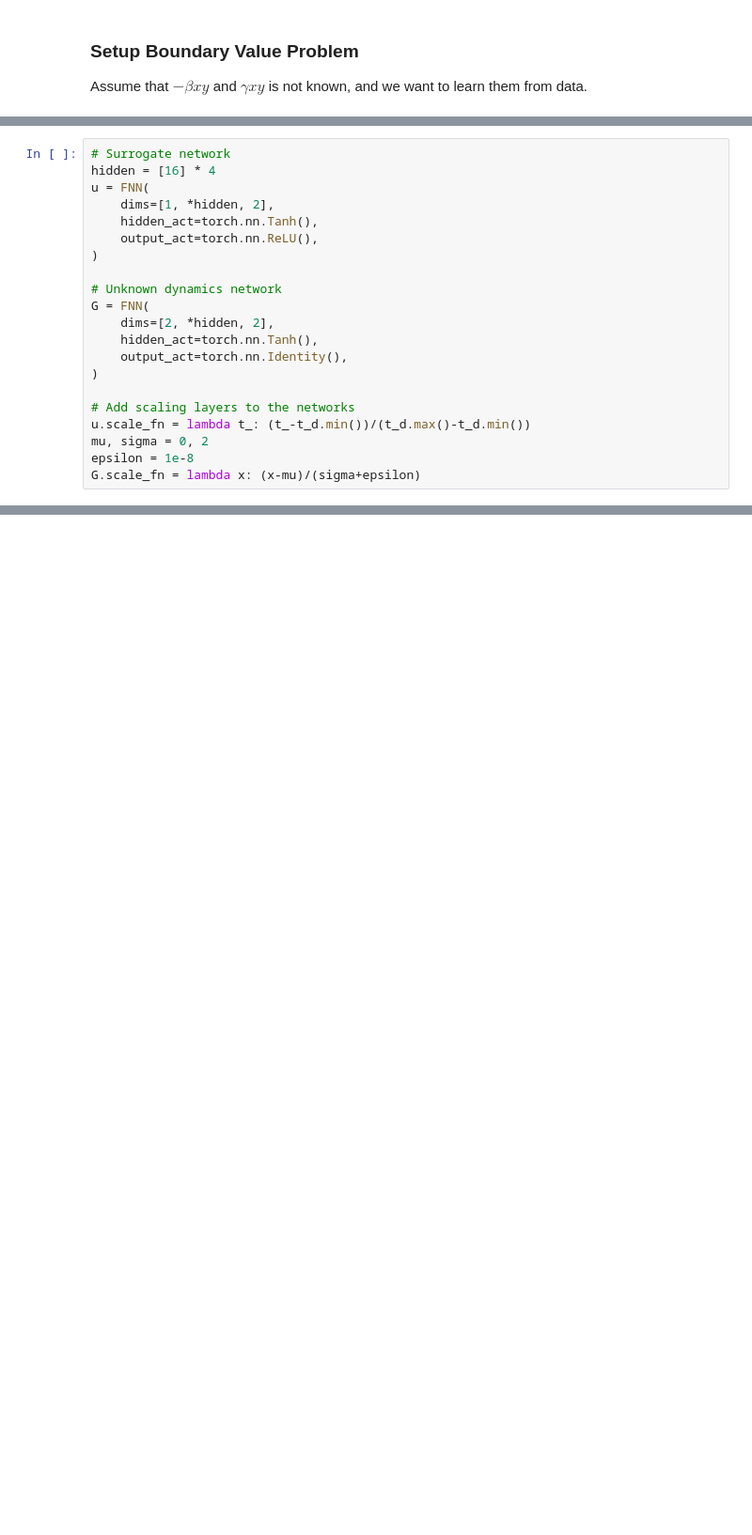
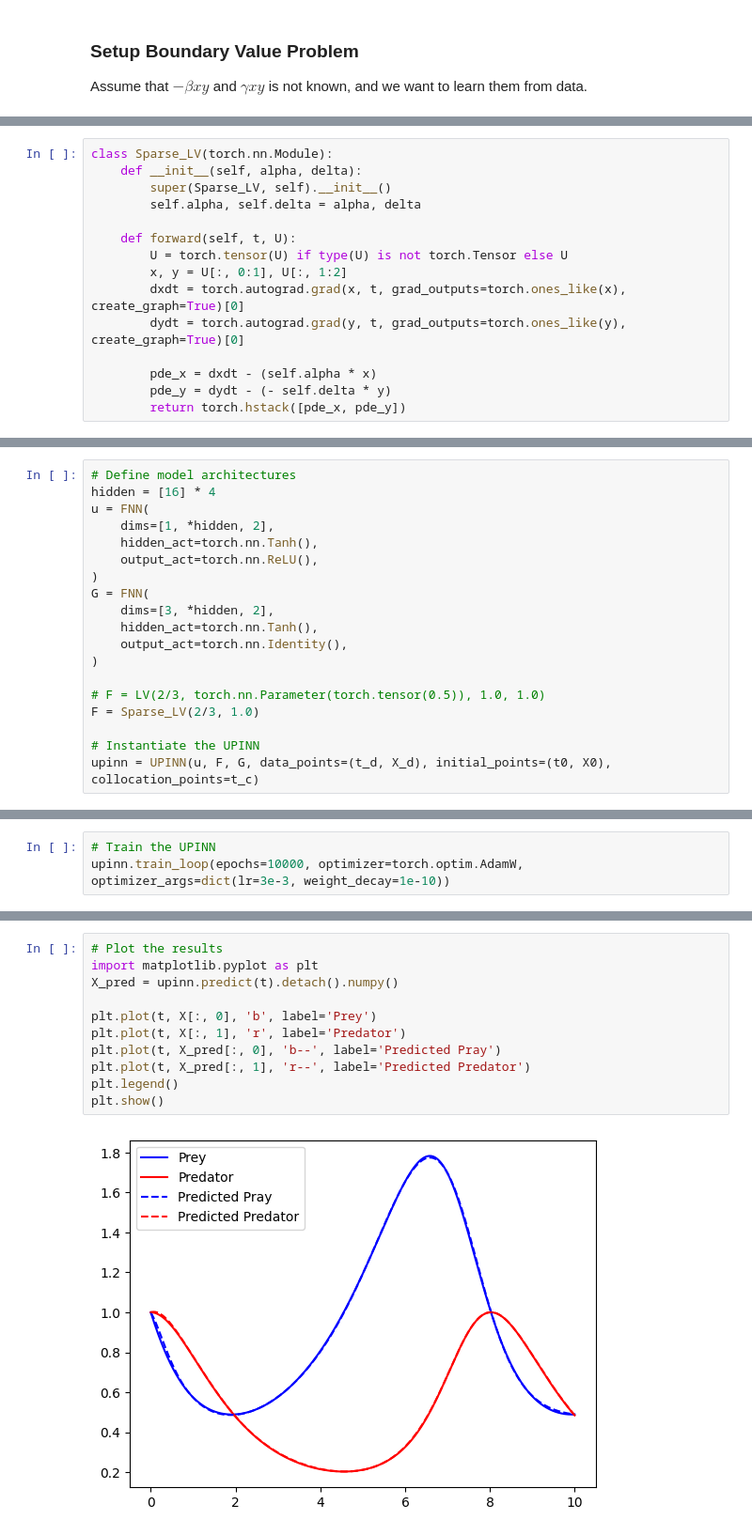
Before and after one commit to MEGAjosni/Master-Thesis, a Jupyter notebook: scripts/LV-SINDy.ipynb, the cells around one changed output, grey strips where cells are left out. Shown at 94% size. Saved outputs shown, nothing was run; the diff lists cells and outputs as text; blank space fills up the shorter version.

```diff
--- a/scripts/LV-SINDy.ipynb
+++ b/scripts/LV-SINDy.ipynb
@@ -81 +76,16 @@ t_c = np.linspace(0, 10, 10**3).reshape(-1, 1)
+# %%
+class Sparse_LV(torch.nn.Module):
+    def __init__(self, alpha, delta):
+        super(Sparse_LV, self).__init__()
+        self.alpha, self.delta = alpha, delta
+
+    def forward(self, t, U):
+        U = torch.tensor(U) if type(U) is not torch.Tensor else U
+        x, y = U[:, 0:1], U[:, 1:2]
+        dxdt = torch.autograd.grad(x, t, grad_outputs=torch.ones_like(x), create_graph=True)[0]
+        dydt = torch.autograd.grad(y, t, grad_outputs=torch.ones_like(y), create_graph=True)[0]
+
+        pde_x = dxdt - (self.alpha * x)
+        pde_y = dydt - (- self.delta * y)
+        return torch.hstack([pde_x, pde_y])
 # %% [markdown]
@@ -83,21 +93,19 @@ t_c = np.linspace(0, 10, 10**3).reshape(-1, 1)
 # %%
-# Surrogate network
+# Define model architectures
 hidden = [16] * 4
 u = FNN(
     dims=[1, *hidden, 2],
     hidden_act=torch.nn.Tanh(),
     output_act=torch.nn.ReLU(),
 )
-
-# Unknown dynamics network
 G = FNN(
-    dims=[2, *hidden, 2],
+    dims=[3, *hidden, 2],
     hidden_act=torch.nn.Tanh(),
     output_act=torch.nn.Identity(),
 )
 
-# Add scaling layers to the networks
-u.scale_fn = lambda t_: (t_-t_d.min())/(t_d.max()-t_d.min())
-mu, sigma = 0, 2
-epsilon = 1e-8
-G.scale_fn = lambda x: (x-mu)/(sigma+epsilon)
+# F = LV(2/3, torch.nn.Parameter(torch.tensor(0.5)), 1.0, 1.0)
+F = Sparse_LV(2/3, 1.0)
+
+# Instantiate the UPINN
+upinn = UPINN(u, F, G, data_points=(t_d, X_d), initial_points=(t0, X0), collocation_points=t_c)
@@ -194,0 +112,3 @@ tensor([0.8072], requires_grad=True)
+# %%
+# Train the UPINN
+upinn.train_loop(epochs=10000, optimizer=torch.optim.AdamW, optimizer_args=dict(lr=3e-3, weight_decay=1e-10))
@@ -194,0 +122,13 @@ tensor([0.8072], requires_grad=True)
+# %%
+# Plot the results
+import matplotlib.pyplot as plt
+X_pred = upinn.predict(t).detach().numpy()
+
+plt.plot(t, X[:, 0], 'b', label='Prey')
+plt.plot(t, X[:, 1], 'r', label='Predator')
+plt.plot(t, X_pred[:, 0], 'b--', label='Predicted Pray')
+plt.plot(t, X_pred[:, 1], 'r--', label='Predicted Predator')
+plt.legend()
+plt.show()
+# %% [output]
+[figure, added]
```
Also changed, not shown: parts of 24 cells of this notebook, 30 other files.
